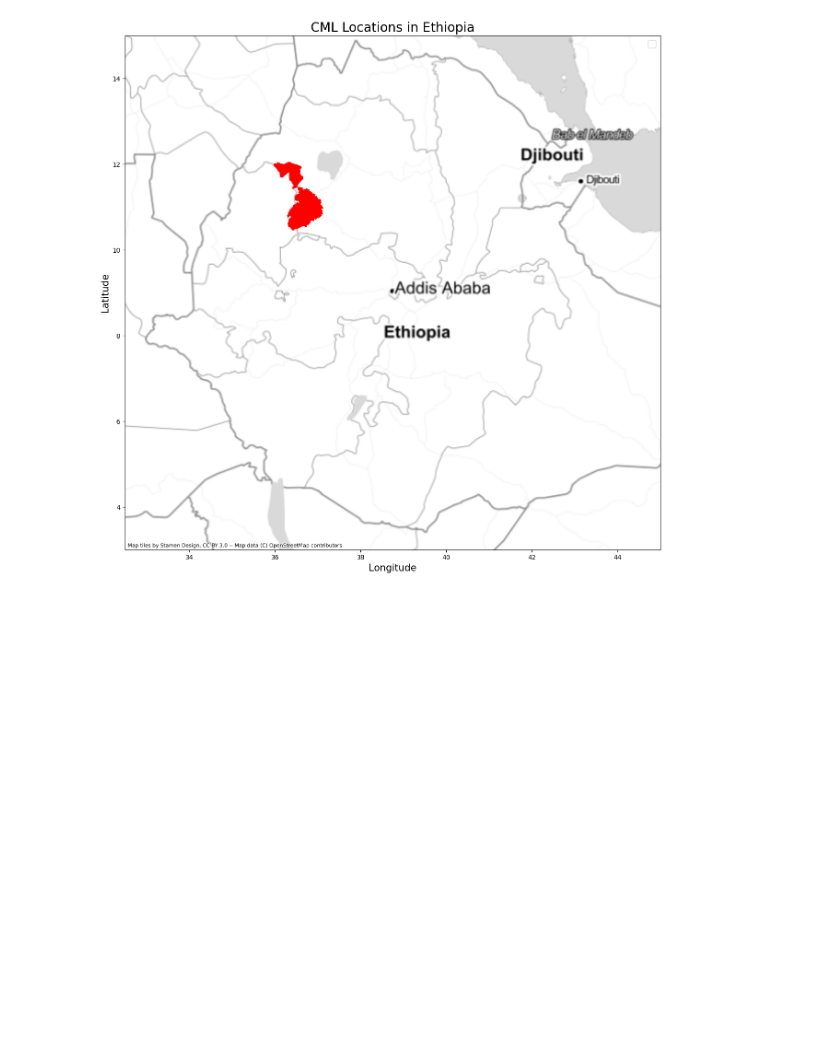
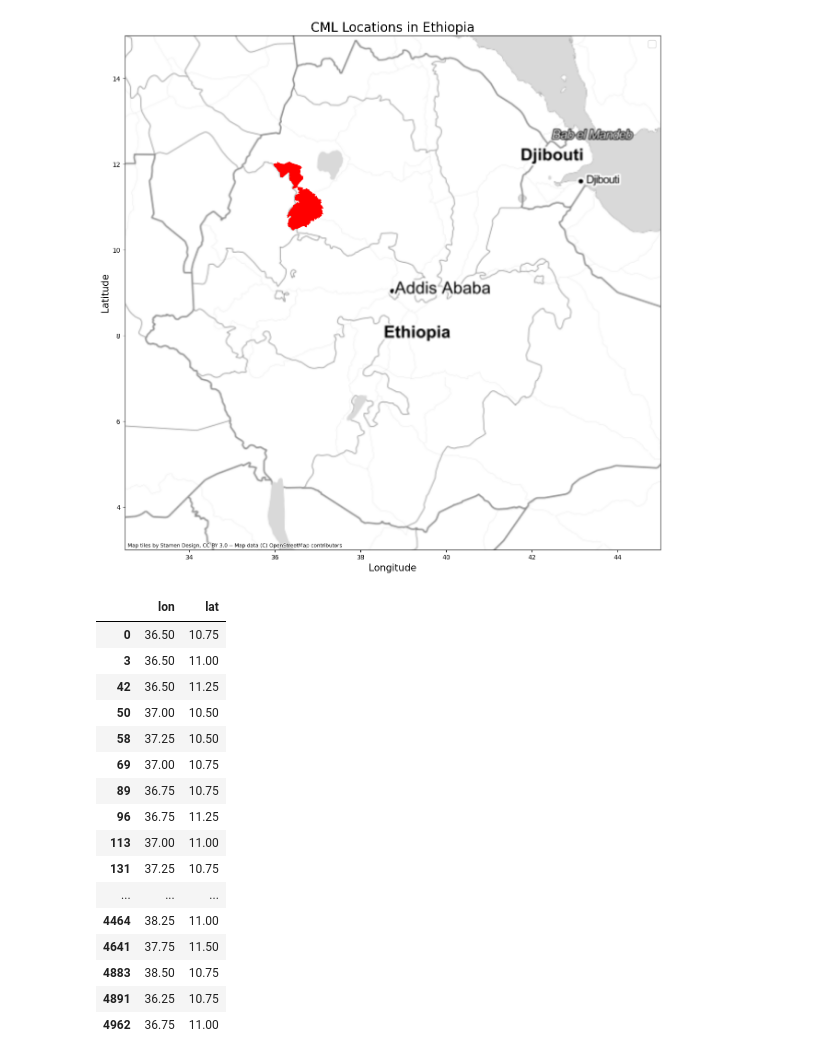
Before and after one commit to swl007007/Large_Scale_CML, a Jupyter notebook: new.ipynb, the cells around one changed output. Drawn from its saved outputs; the diff is of its cells as text; code cells hidden in the pictures; blank space fills up the shorter version.

```diff
--- a/new.ipynb
+++ b/new.ipynb
@@ -264,0 +271,20 @@ No artists with labels found to put in legend.  Note that artists whose label st
+# %%
+location
+# %% [output]
+|  | lon | lat |
+| 0 | 36.50 | 10.75 |
+| 3 | 36.50 | 11.00 |
+| 42 | 36.50 | 11.25 |
+| 50 | 37.00 | 10.50 |
+| 58 | 37.25 | 10.50 |
+| 69 | 37.00 | 10.75 |
+| 89 | 36.75 | 10.75 |
+| 96 | 36.75 | 11.25 |
+| 113 | 37.00 | 11.00 |
+| 131 | 37.25 | 10.75 |
+| ... | ... | ... |
+| 4464 | 38.25 | 11.00 |
+| 4641 | 37.75 | 11.50 |
+| 4883 | 38.50 | 10.75 |
+| 4891 | 36.25 | 10.75 |
+| 4962 | 36.75 | 11.00 |
```
Also changed, not shown: parts of 13 cells of this notebook.
